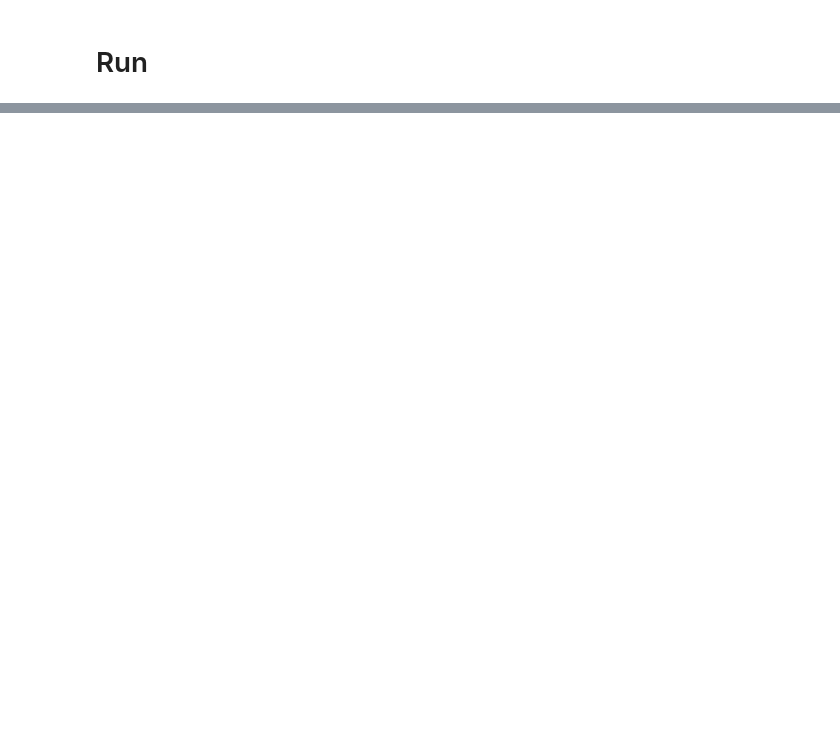
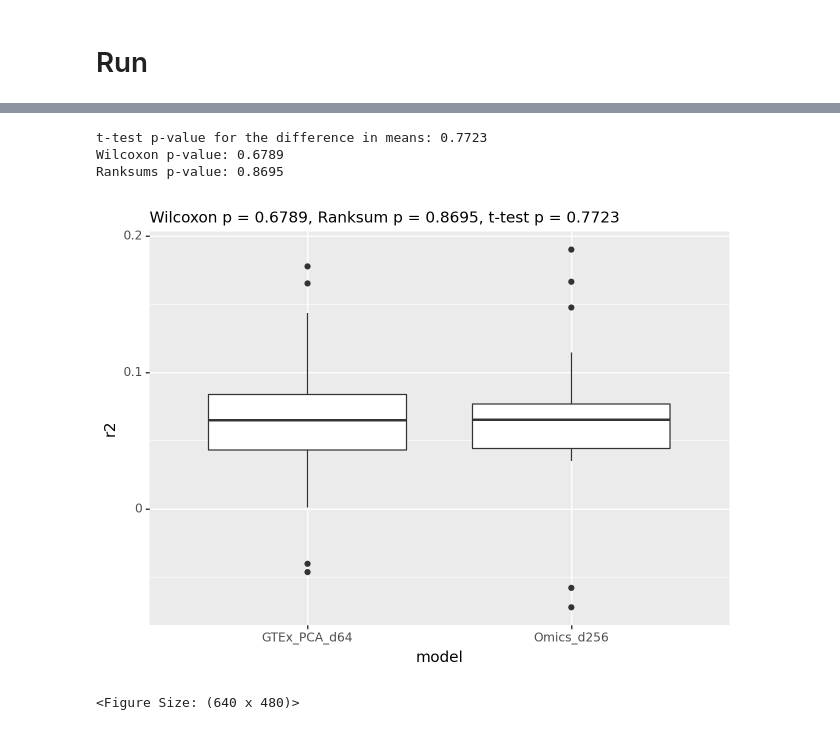
Before and after one commit to niklasbuehler/functional-gene-embeddings, a Jupyter notebook: notebooks/Evaluation.ipynb, the cells around one changed output, grey strips where cells are left out. Cells and saved outputs as stored; diff of their text form; code cells hidden in the pictures; blank space fills up the shorter version.

```diff
--- a/notebooks/Evaluation.ipynb
+++ b/notebooks/Evaluation.ipynb
@@ -230,6 +257,6 @@ def scatter(dataframe, x, y, x_label, y_label, color=None, alpha=0.1, smooth=Tru
 # %%
 # plot r2 score
-def compare_r2(dataframe=None, true = "ZSTAT", null = "pred_null", full="pred", r2_null=None, r2_full=None):
+def compare_r2(dataframe=None, true = "ZSTAT", null = "pred_null", full="pred", r2_null=None, r2_full=None, r2_null_name="r2_null", r2_full_name="r2_full"):
     if dataframe is not None:
         r2_null=[]
         r2_full=[]
@@ -238,21 +265,23 @@ def compare_r2(dataframe=None, true = "ZSTAT", null = "pred_null", full="pred",
             r2_null.append(R2Score().update(torch.tensor(df[null].values), torch.tensor(df[true].values)).compute().numpy())
             r2_full.append(R2Score().update(torch.tensor(df[full].values), torch.tensor(df[true].values)).compute().numpy())
     r2 = pd.DataFrame({
-        "r2_null": np.array(r2_null),
-        "r2_full": np.array(r2_full),
+        r2_null_name: np.array(r2_null),
+        r2_full_name: np.array(r2_full),
         "r2_delta": (np.array(r2_full) - np.array(r2_null))})
-    df1 = pd.melt(r2, value_vars=["r2_null", "r2_full"], var_name="model", value_name="r2")
+    df1 = pd.melt(r2, value_vars=[r2_null_name, r2_full_name], var_name="model", value_name="r2")
     p1 = ggplot(df1, aes("model","r2")) + geom_boxplot()
     p2 = ggplot(r2, aes("r2_delta")) + geom_histogram()
 
-    t_stat, t_p_value = ttest_rel(r2['r2_null'], r2['r2_full'])
+    t_stat, t_p_value = ttest_rel(r2[r2_null_name], r2[r2_full_name])
     print(f't-test p-value for the difference in means: {t_p_value:.4f}')
 
-    w_stat, w_p_value = wilcoxon(r2['r2_null'], r2['r2_full'])
+    w_stat, w_p_value = wilcoxon(r2[r2_null_name], r2[r2_full_name])
     print(f'Wilcoxon p-value: {w_p_value:.4f}')
 
-    # Add p-value to the plot
-    if w_p_value is not None:
-        p1 = p1 + labs(subtitle=f'Wilcoxon p = {w_p_value:.4f}, t-test p = {t_p_value:.4f}')
+    r_stat, r_p_value = ranksums(r2[r2_null_name], r2[r2_full_name])
+    print(f'Ranksums p-value: {r_p_value:.4f}')
 
-    return p1, p2
+    # Add p-values to the plot
+    p1 = p1 + labs(subtitle=f'Wilcoxon p = {w_p_value:.4f}, Ranksum p = {r_p_value:.4f}, t-test p = {t_p_value:.4f}')
+
+    return p1 #, p2
@@ -302,0 +335,8 @@ Overall R2: 0.09806421815668075
+# %%
+compare_r2(r2_null_name=results[0]["name"], r2_null=results[0]["full"], r2_full_name=results[1]["name"], r2_full=results[1]["full"])
+# %% [output]
+t-test p-value for the difference in means: 0.7723
+Wilcoxon p-value: 0.6789
+Ranksums p-value: 0.8695
+[figure, added]
+<Figure Size: (640 x 480)>
```
Also changed, not shown: parts of 27 cells of this notebook.
